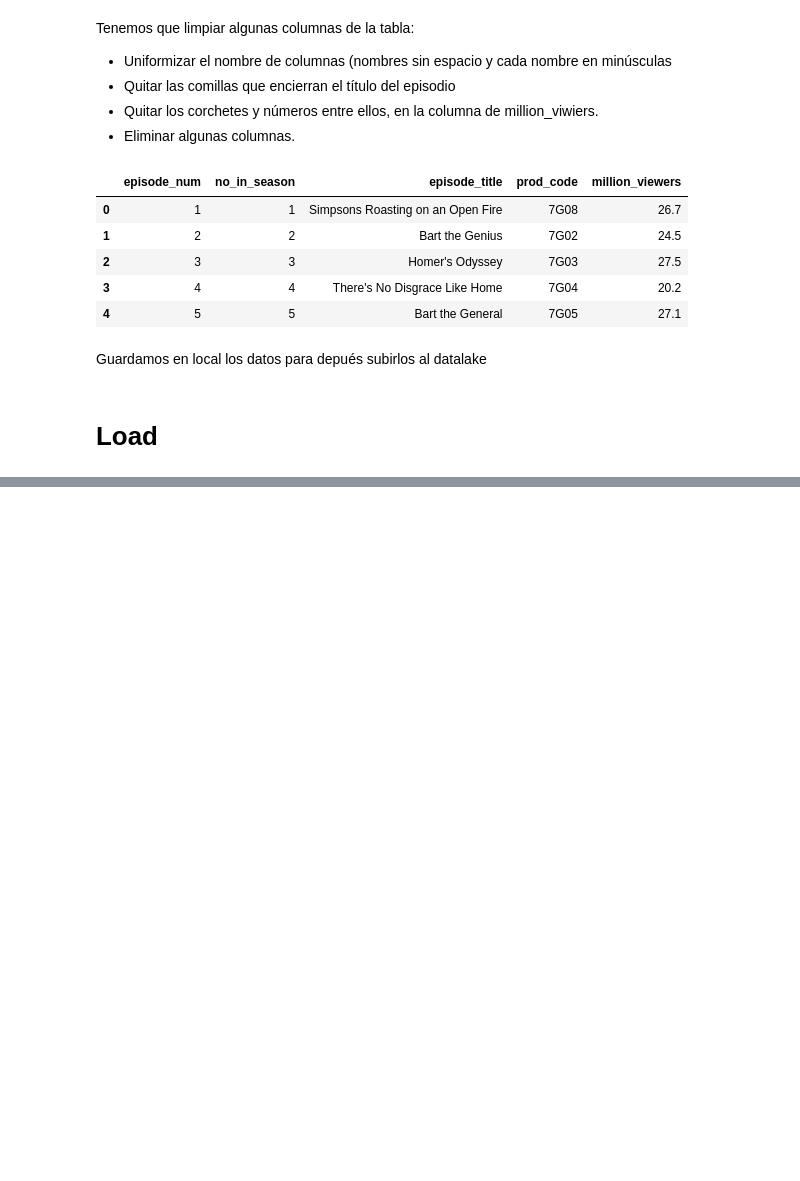
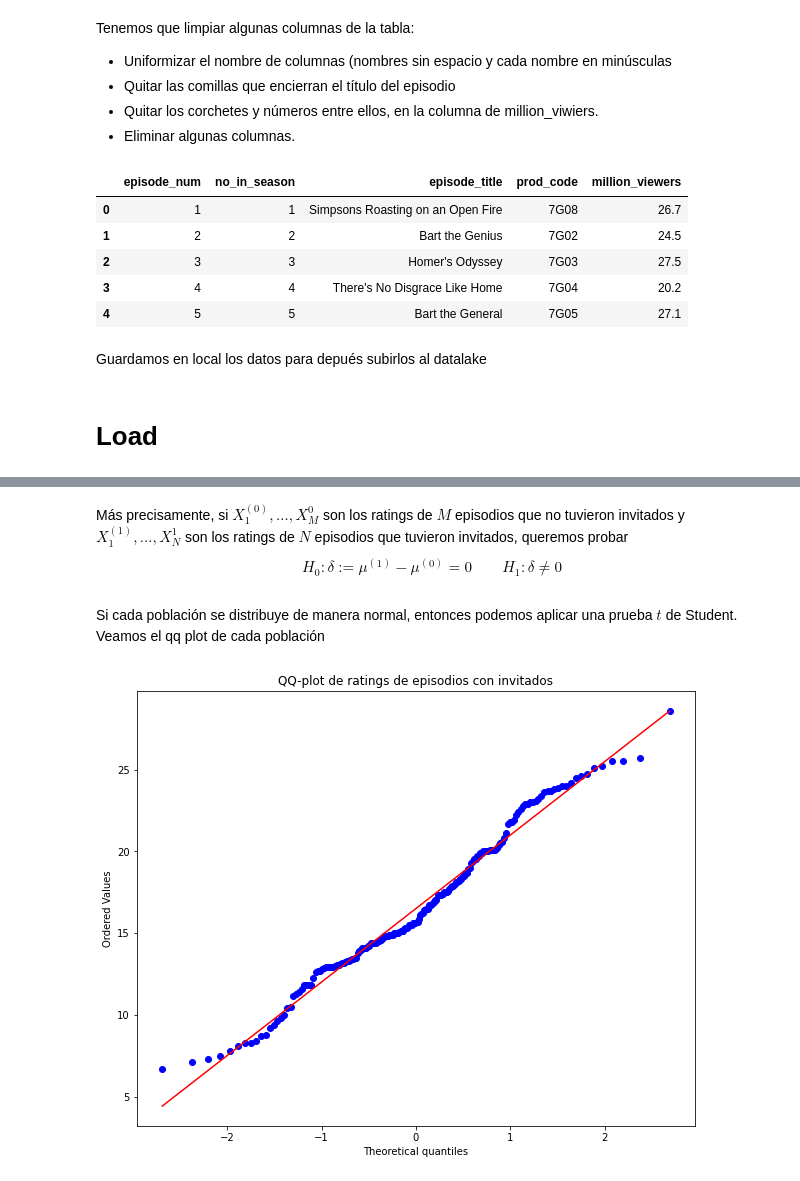
Before and after one commit to David-Damian/The-Simpson-Episode-Analysis, a Jupyter notebook: tarea06.ipynb, the cells around one changed output, grey strips where cells are left out. Cells and saved outputs as stored; diff of their text form; code cells hidden in the pictures; blank space fills up the shorter version.

```diff
--- a/tarea06.ipynb
+++ b/tarea06.ipynb
@@ -148,0 +284,21 @@ s3.upload_file(Filename="simpsons/raw/simpsons_episodes.csv", Bucket=BUCKET_NAME
+# %% [markdown]
+Más precisamente, si $X^{(0)}_1,\dots, X^{0}_M$ son los ratings de $M$ episodios que no tuvieron invitados y $X^{(1)}_1,\dots, X^{1}_N$ son los ratings de $N$ episodios que tuvieron invitados, queremos probar
+$$
+H_0: \delta := \mu^{(1)}-\mu^{(0)}= 0 \qquad  H_1: \delta\neq 0
+$$
+# %% [markdown]
+Si cada población se distribuye de manera normal, entonces podemos aplicar una prueba $t$ de Student. Veamos el qq plot de cada población
+# %%
+with_guests = tbl_episodes_guests.loc[tbl_episodes_guests['guest_or_no'] == 1]
+no_guests = tbl_episodes_guests.loc[tbl_episodes_guests['guest_or_no'] == 0]
+# %%
+import matplotlib.pyplot as plt
+import scipy.stats as stats
+import statsmodels.api as sm
+# Graficar el qqplot y añadir un título
+fig, ax = plt.subplots(figsize=(10, 8))
+stats.probplot(with_guests['million_viewers'], dist="norm", plot=ax)
+ax.set_title("QQ-plot de ratings de episodios con invitados")
+plt.show()
+# %% [output]
+[figure, added]
```
Also changed, not shown: parts of 36 cells of this notebook.
